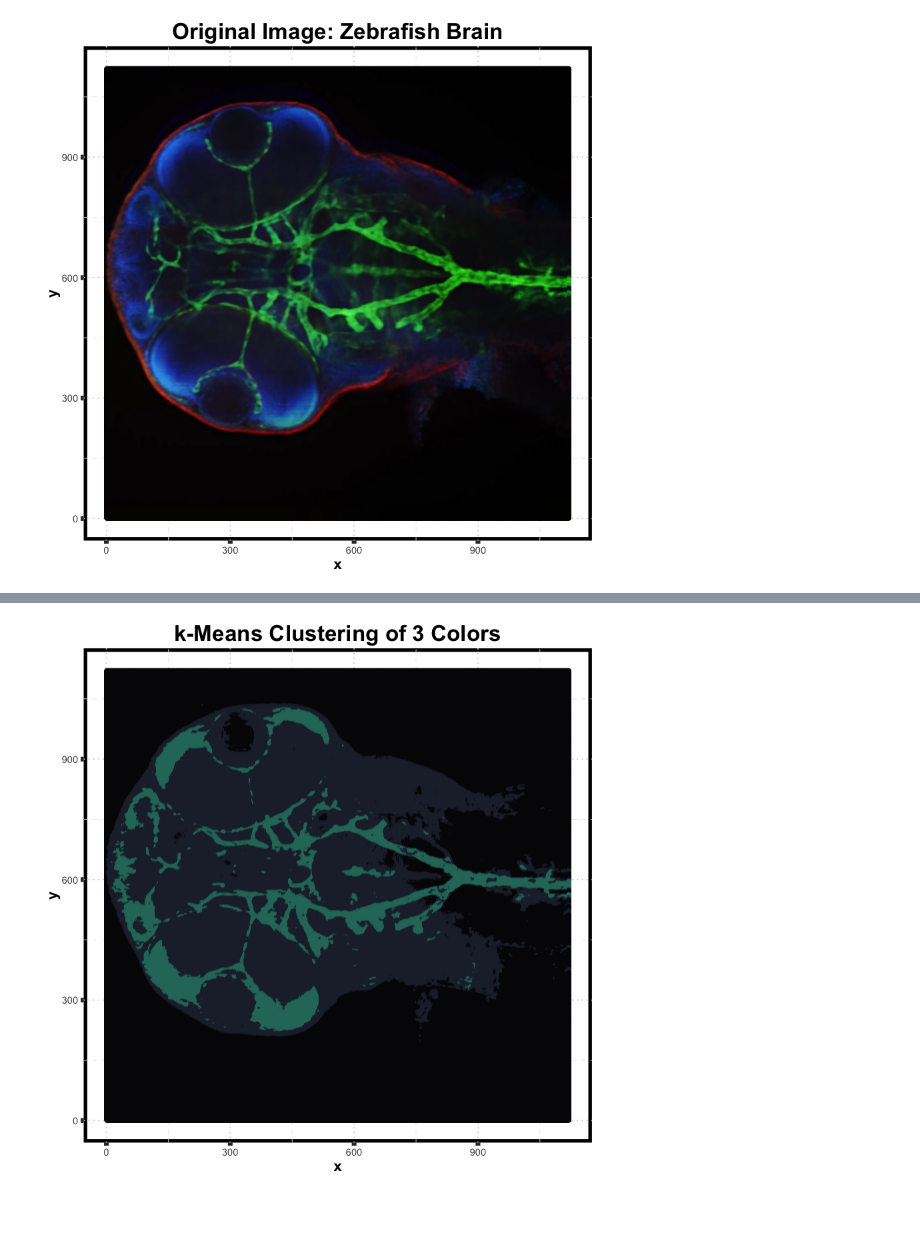
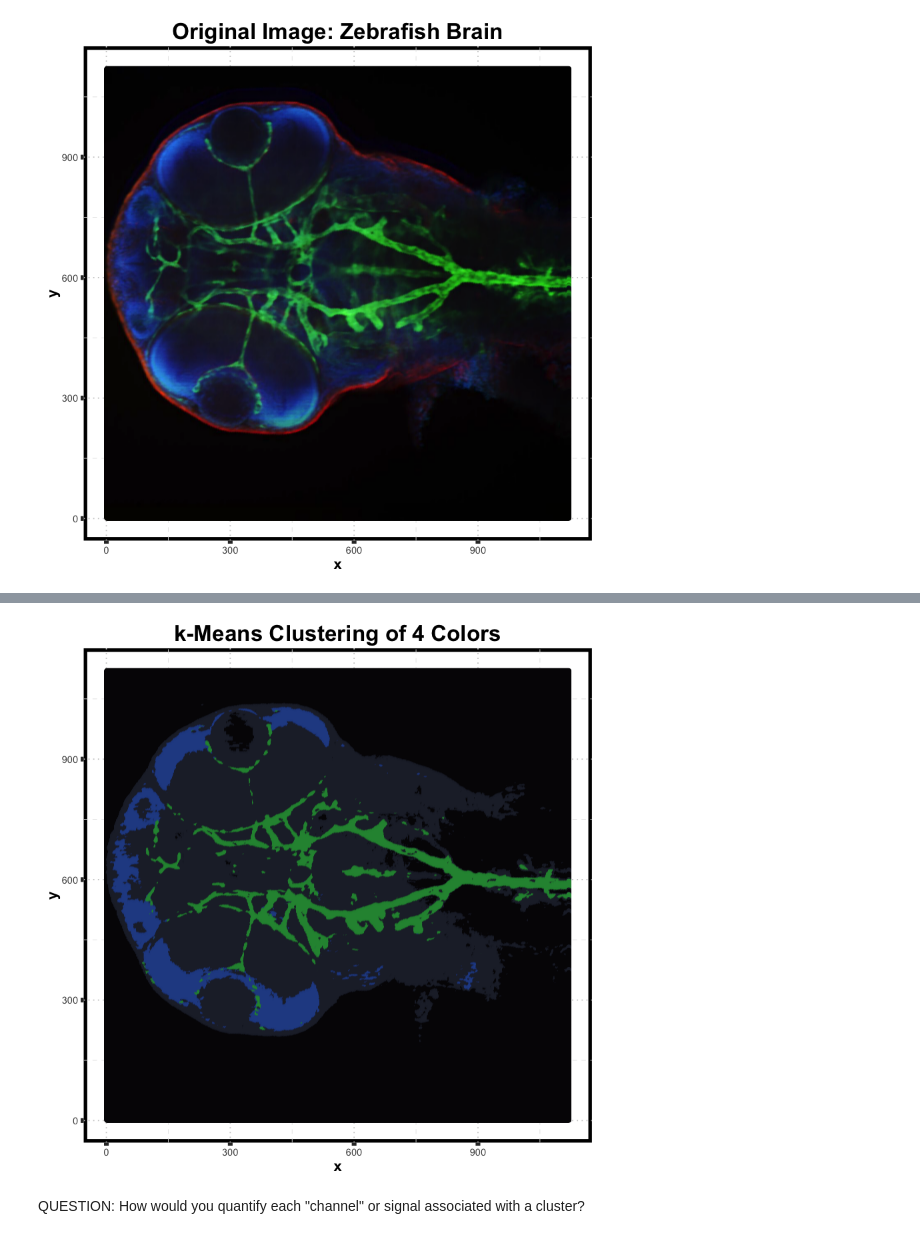
Before and after one commit to michhar/useR2016-tutorial-jupyter, a Jupyter notebook: 03_Image Analysis with k-Means Clustering.ipynb, the cells around one changed output, grey strips where cells are left out. Cells and saved outputs as stored; diff of their text form; code cells hidden in the pictures; blank space fills up the shorter version.

Commit message:
updates to notebooks, some images and data added

```diff
--- a/03_Image Analysis with k-Means Clustering.ipynb
+++ b/03_Image Analysis with k-Means Clustering.ipynb
@@ -33,4 +35,6 @@ dim(img)
 # %%
+img <- readJPEG("images/03_Image_Analysis_with_k-Means/zebrafish_brain_10x.jpeg") # Read the image
+
 # Obtain the dimension
 imgDm <- dim(img)
 
@@ -89,4 +113,4 @@ ggplot(data = imgRGB, aes(x = x, y = y)) +
 # %%
-kClusters <- 3
+kClusters <- 4
 kMeans <- kmeans(imgRGB[, c("R", "G", "B")], centers = kClusters)
-kColours <- rgb(kMeans$centers[kMeans$cluster,])
+kColors <- rgb(kMeans$centers[kMeans$cluster,])
@@ -95,12 +143,14 @@ kColours <- rgb(kMeans$centers[kMeans$cluster,])
 # %%
 ggplot(data = imgRGB, aes(x = x, y = y)) +
-  geom_point(colour = kColours) +
+  geom_point(color = kColors) +
   labs(title = paste("k-Means Clustering of", kClusters, "Colors")) +
   xlab("x") +
   ylab("y") +
   plotTheme()
 # %% [output]
-[figure, old version]
+[figure, new version]
+# %% [markdown]
+QUESTION:  How would you quantify each "channel" or signal associated with a cluster?
 # %% [markdown]
 ## Resources
 
```
Also changed, not shown: parts of 14 cells of this notebook, 7 other files.
